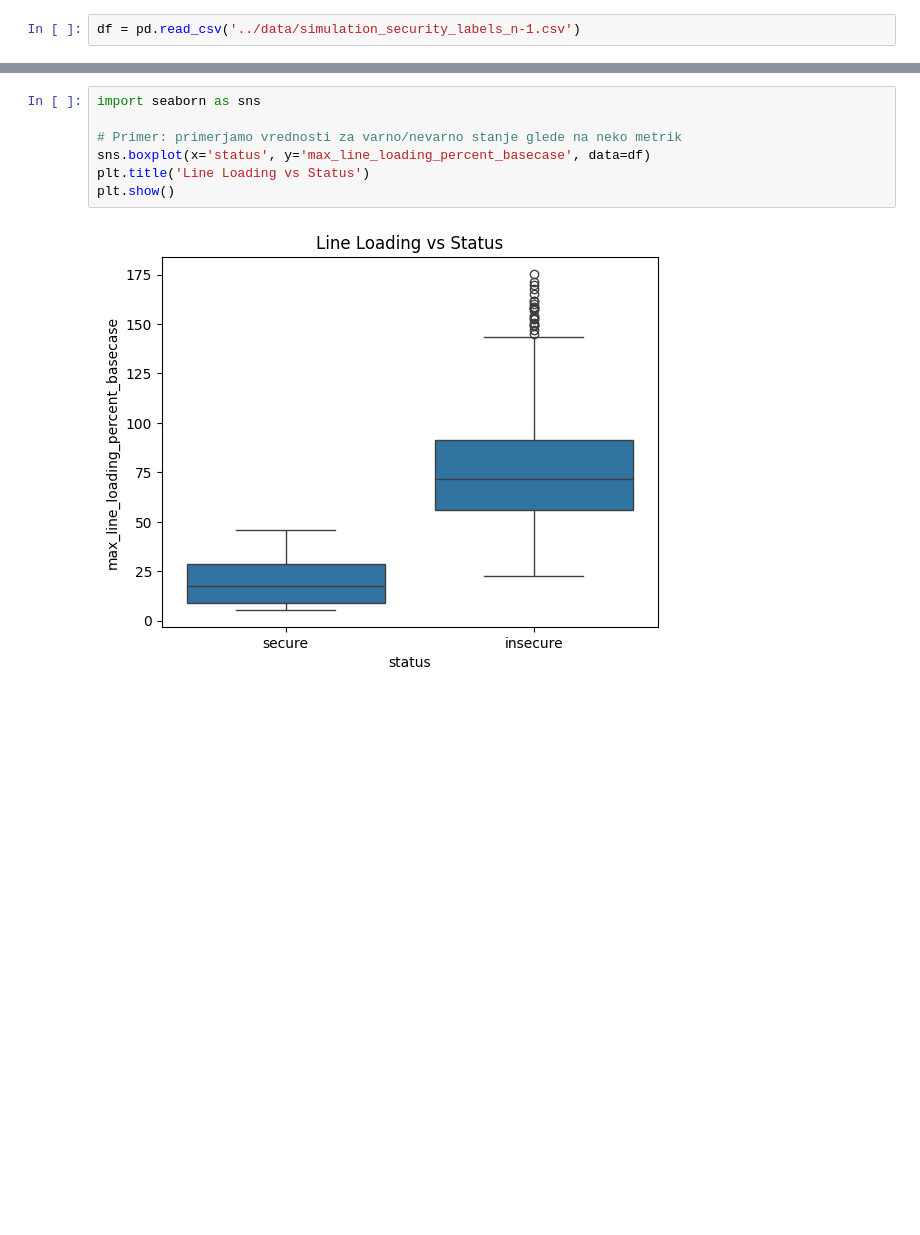
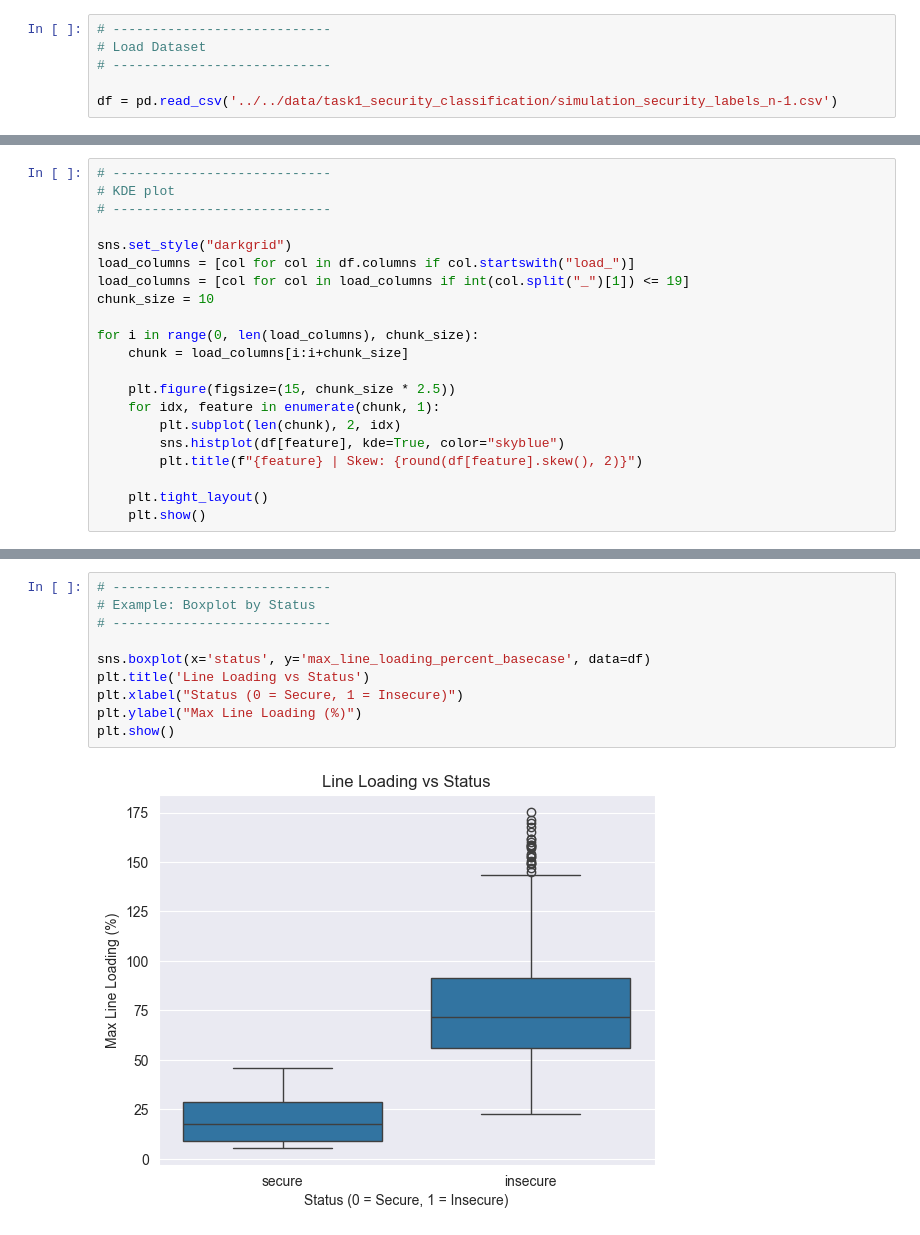
Before and after one commit to HumAIne-JSI/smart-energy-ea, a Jupyter notebook: notebooks/task1_security_classification/eda_classifier_dataset.ipynb, the cells around one changed output, grey strips where cells are left out. Drawn from its saved outputs; the diff is of its cells as text; blank space fills up the shorter version.

```diff
--- a/notebooks/task1_security_classification/eda_classifier_dataset.ipynb
+++ b/notebooks/task1_security_classification/eda_classifier_dataset.ipynb
@@ -5,2 +6,6 @@ import seaborn as sns
 # %%
-df = pd.read_csv('../data/simulation_security_labels_n-1.csv')
+# ----------------------------
+# Load Dataset
+# ----------------------------
+
+df = pd.read_csv('../../data/task1_security_classification/simulation_security_labels_n-1.csv')
@@ -60,0 +168,21 @@ Name: count, dtype: int64
+# %%
+# ----------------------------
+# KDE plot
+# ----------------------------
+
+sns.set_style("darkgrid")
+load_columns = [col for col in df.columns if col.startswith("load_")]
+load_columns = [col for col in load_columns if int(col.split("_")[1]) <= 19]
+chunk_size = 10
+
+for i in range(0, len(load_columns), chunk_size):
+    chunk = load_columns[i:i+chunk_size]
+
+    plt.figure(figsize=(15, chunk_size * 2.5))
+    for idx, feature in enumerate(chunk, 1):
+        plt.subplot(len(chunk), 2, idx)
+        sns.histplot(df[feature], kde=True, color="skyblue")
+        plt.title(f"{feature} | Skew: {round(df[feature].skew(), 2)}")
+
+    plt.tight_layout()
+    plt.show()
@@ -61,9 +328,12 @@ Name: count, dtype: int64
 # %%
-import seaborn as sns
+# ----------------------------
+# Example: Boxplot by Status
+# ----------------------------
 
-# Primer: primerjamo vrednosti za varno/nevarno stanje glede na neko metrik
 sns.boxplot(x='status', y='max_line_loading_percent_basecase', data=df)
 plt.title('Line Loading vs Status')
+plt.xlabel("Status (0 = Secure, 1 = Insecure)")
+plt.ylabel("Max Line Loading (%)")
 plt.show()
 # %% [output]
-[figure, old version]
+[figure, new version]
```
Also changed, not shown: parts of 24 cells of this notebook, 27 other files.
